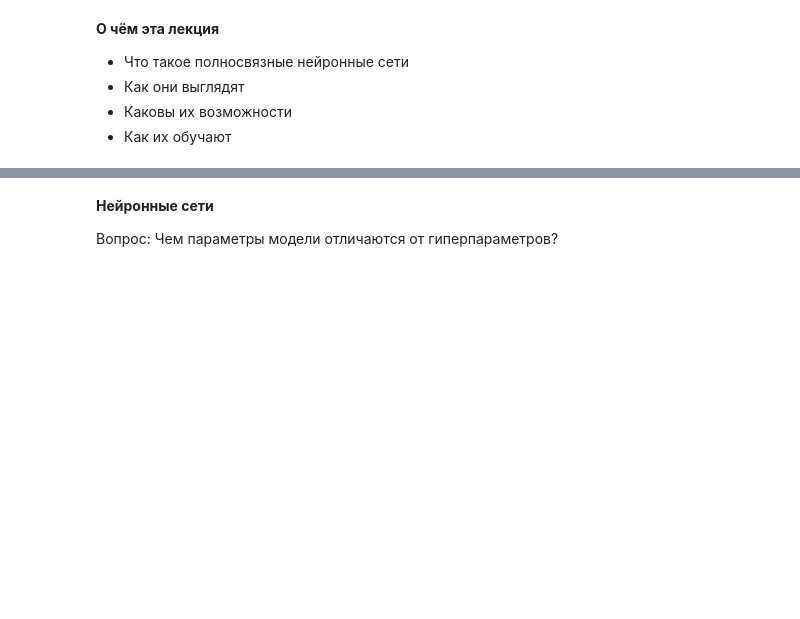
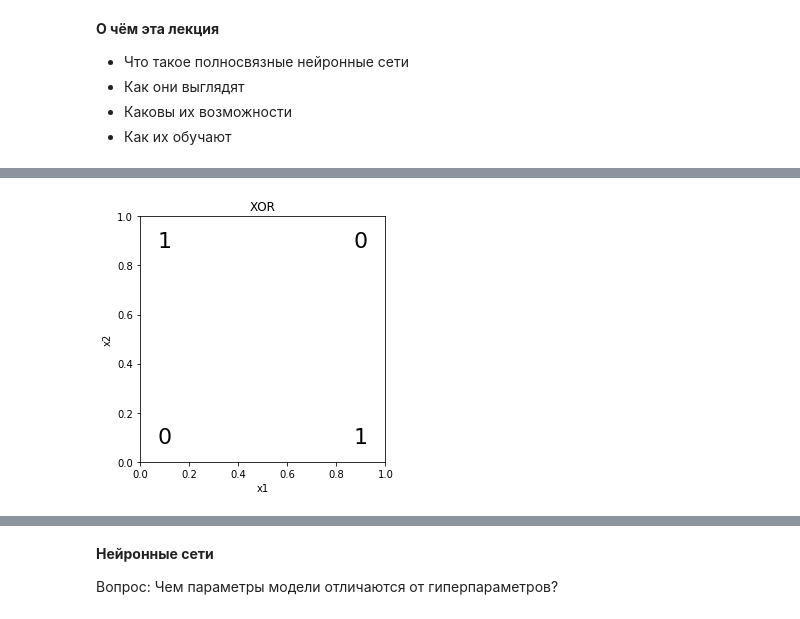
Before and after one commit to keanpantraw/ssu_ds_course, a Jupyter notebook: Лекция 3. Полносвязные нейронные сети.ipynb, the cells around one changed output, grey strips where cells are left out. Saved outputs shown, nothing was run; the diff lists cells and outputs as text; code cells hidden in the pictures; blank space fills up the shorter version.

```diff
--- a/Лекция 3. Полносвязные нейронные сети.ipynb
+++ b/Лекция 3. Полносвязные нейронные сети.ipynb
@@ -50,0 +128,13 @@ __Что НЕ может один нейрон?__
+# %%
+plt.axes().set_aspect('equal')
+plt.tight_layout()
+plt.title("XOR")
+plt.xlabel("x1")
+plt.ylabel("x2")
+plot_point(0.1, 0.1, 0, color='black')
+plot_point(0.1, 0.9, 1, color='black')
+plot_point(0.9, 0.1, 1, color='black')
+plot_point(0.9, 0.9, 0, color='black')
+plt.savefig("xor.png")
+# %% [output]
+[figure, added]
```
Also changed, not shown: parts of 58 cells of this notebook, 13 other files.
